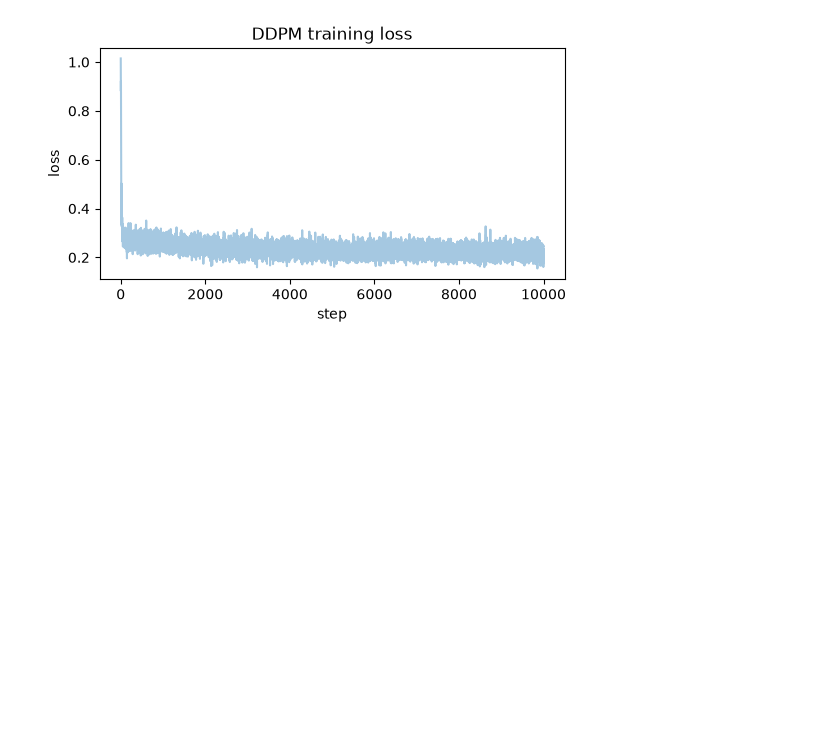
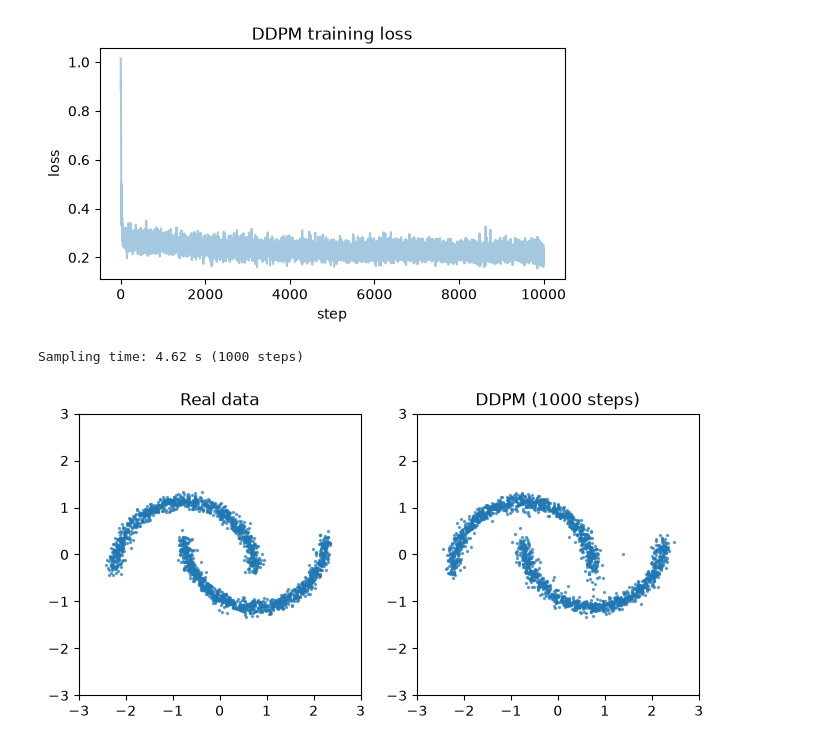
Before and after one commit to carlosordonezz/diffusion-vs-flow-matching, a Jupyter notebook: notebooks/04_ddpm.ipynb, the cells around one changed output. Cells and saved outputs as stored; diff of their text form; code cells hidden in the pictures; blank space fills up the shorter version.

Commit message:
Added DDPM ancestral sampler

```diff
--- a/notebooks/04_ddpm.ipynb
+++ b/notebooks/04_ddpm.ipynb
@@ -88,3 +88,26 @@ plt.title("DDPM training loss")
 plt.show()
 # %% [output]
 [figure]
+# %%
+import time
+
+from dvfm.ddpm import ddpm_sample
+
+torch.manual_seed(0)
+start = time.time()
+generated, trajectory = ddpm_sample(ddpm_model, schedule, 2000, return_trajectory=True)
+print(f"Sampling time: {time.time() - start:.2f} s ({schedule.num_timesteps} steps)")
+
+real = data[torch.randperm(len(data))[:2000]]
+
+fig, axes = plt.subplots(1, 2, figsize=(8, 4))
+for ax, points, title in [(axes[0], real, "Real data"), (axes[1], generated, "DDPM (1000 steps)")]:
+    ax.scatter(points[:, 0], points[:, 1], s=2, alpha=0.6)
+    ax.set_title(title)
+    ax.set_xlim(-3, 3)
+    ax.set_ylim(-3, 3)
+    ax.set_aspect("equal")
+plt.show()
+# %% [output]
+Sampling time: 4.62 s (1000 steps)
+[figure, added]
```
Also changed, not shown: parts of 1 cell of this notebook, 2 other files.
